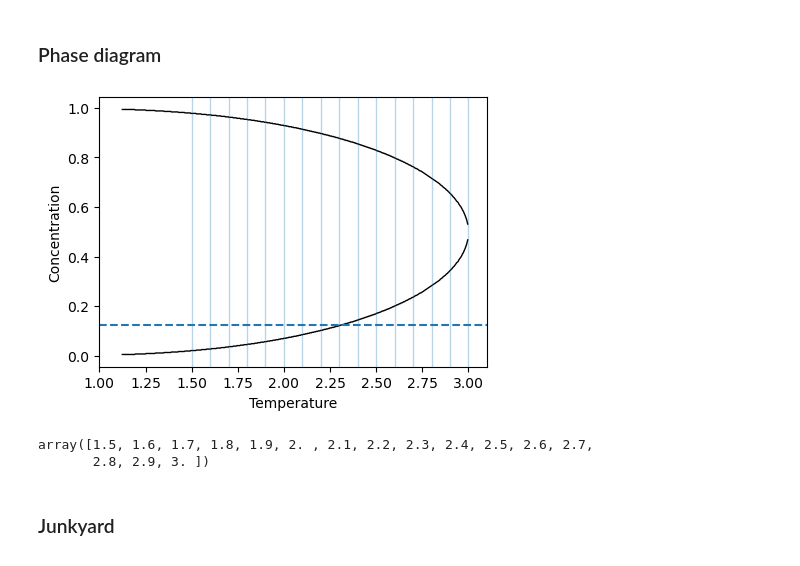
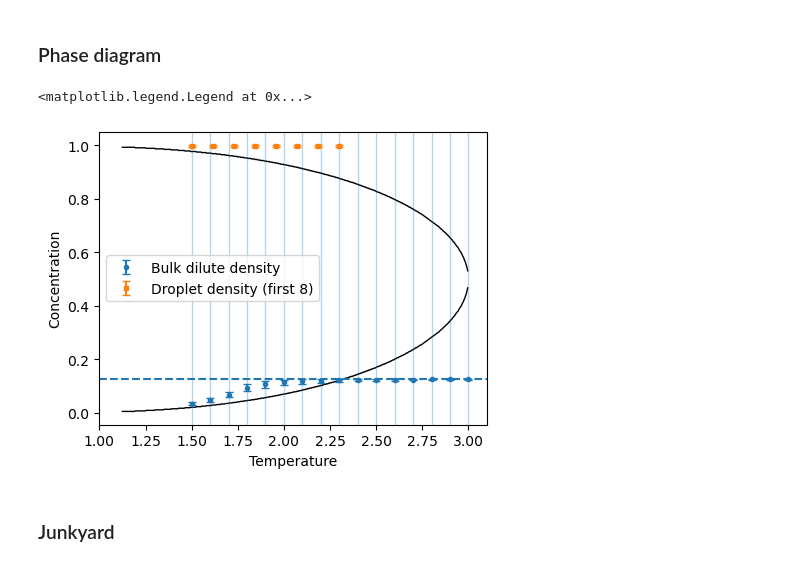
Before and after one commit to ta-rekt/Droplet, a Jupyter notebook: viz.ipynb, the cells around one changed output. Drawn from its saved outputs; the diff is of its cells as text; code cells hidden in the pictures.

Commit message:
flory-huggins plot with simulations

```diff
--- a/viz.ipynb
+++ b/viz.ipynb
@@ -676,19 +696,19 @@ if sol is not None:
 # %% [markdown]
 ### Phase diagram
 # %%
-mu = 1.0
-chi = -1.0
-eps = 5e-3
-ngrid = 500
-phis = np.linspace(eps, 1-eps, ngrid)
+# mu = 1.0
+# chi = -1.0
+# eps = 5e-3
+# ngrid = 500
+# phis = np.linspace(eps, 1-eps, ngrid)
 
-Tvals = np.linspace(1.05,3, 500)
-sols = []
+# Tvals = np.linspace(1.05,3, 500)
+# sols = []
 
-for T in Tvals:
-    sol = solve_fh(phis, mu, chi, T)
+# for T in Tvals:
+#     sol = solve_fh(phis, mu, chi, T)
 
-    if len(sol) == 2:
-        sols.append(sol)
-    else:
-        sols.append([None, None])
+#     if len(sol) == 2:
+#         sols.append(sol)
+#     else:
+#         sols.append([None, None])
@@ -695,19 +746,26 @@ for T in Tvals:
 # %%
-fig, ax = plt.subplots(1, 1, figsize=(5, 3.5))
+fig, ax = plt.subplots(1, 1, figsize=(5, 3.8))
 
 ax.plot(Tvals, sols, color="black", lw=1)
 # ax.grid(True, alpha=0.3)
-ax.axhline(y=1/8, linestyle="dashed")
+ax.axhline(y=512/16**3, linestyle="dashed")
+# ax.axhline(y=0.034, linestyle="dashed")
 ax.set_xlabel("Temperature")
 ax.set_ylabel("Concentration")
 
 ax.set_xlim(1.0, 3.1)
 for x in np.linspace(1.5, 3.0, 16):
     ax.axvline(x=x, lw = 1, alpha=0.3)
+
+x_b = np.linspace(1.5, 3.0, 16)
+x_d = np.linspace(1.5, 2.3, 8)
+
+ax.errorbar(x_b, bdens_means, yerr=bdens_stds, fmt='o', color='C0', ecolor='C0',
+            capsize=3, markersize=3, label='Bulk dilute density', zorder=10)
+ax.errorbar(x_d, ddens_means[:8], yerr=ddens_stds[:8], fmt='s', color='C1', ecolor='C1',
+            capsize=3, markersize=3, label='Droplet density (first 8)', zorder=11)
+
+ax.legend()
 # %% [output]
+<matplotlib.legend.Legend at 0x...>
-[figure, old version]
+[figure, new version]
-# %%
-np.linspace(1.5, 3.0, 16)
-# %% [output]
-array([1.5, 1.6, 1.7, 1.8, 1.9, 2. , 2.1, 2.2, 2.3, 2.4, 2.5, 2.6, 2.7,
-       2.8, 2.9, 3. ])
```
Also changed, not shown: parts of 7 cells of this notebook, 5 other files.
